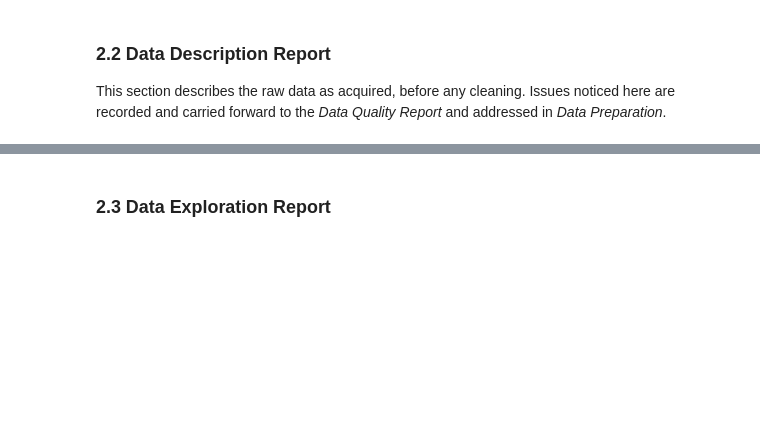
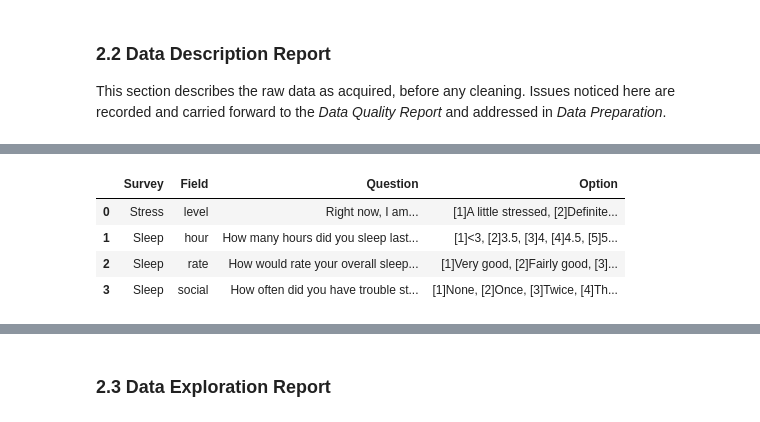
Before and after one commit to dan-1379/Data-Analytics-Project, a Jupyter notebook: notebooks/StudentLife.ipynb, the cells around one changed output, grey strips where cells are left out. Saved outputs shown, nothing was run; the diff lists cells and outputs as text; code cells hidden in the pictures; blank space fills up the shorter version.

```diff
--- a/notebooks/StudentLife.ipynb
+++ b/notebooks/StudentLife.ipynb
@@ -308,0 +420,25 @@ Activity (22842191, 3) students: 49
+# %%
+# Read the question wording and answer options for the stress and sleep EMAs
+definitions = json.load(open(DATA / "EMA/EMA_definition.json"))
+
+rows = []
+
+for survey in definitions:
+    if survey["name"] in ("Stress", "Sleep"):
+        for question in survey["questions"]:
+            if question["options"]:
+                rows.append({
+                    "Survey": survey["name"],
+                    "Field": question["question_id"],
+                    "Question": question["question_text"],
+                    "Option": question["options"]
+                })
+
+pd.set_option("display.max_colwidth", None)
+pd.DataFrame(rows)
+# %% [output]
+|  | Survey | Field | Question | Option |
+| 0 | Stress | level | Right now, I am... | [1]A little stressed, [2]Definite... |
+| 1 | Sleep | hour | How many hours did you sleep last... | [1]<3, [2]3.5, [3]4, [4]4.5, [5]5... |
+| 2 | Sleep | rate | How would rate your overall sleep... | [1]Very good, [2]Fairly good, [3]... |
+| 3 | Sleep | social | How often did you have trouble st... | [1]None, [2]Once, [3]Twice, [4]Th... |
```
Also changed, not shown: parts of 20 cells of this notebook, 1 other file.
